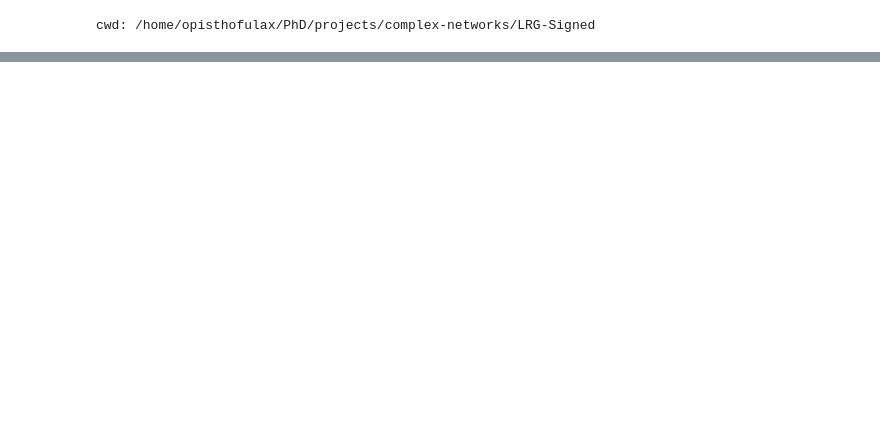
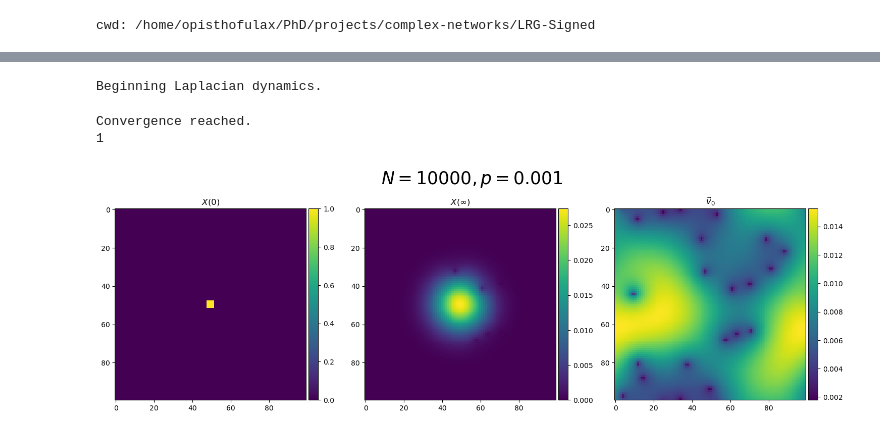
Before and after one commit to giulioiannelli/lrgsglib-public, a Jupyter notebook: notebooks/lattice2d_slaplacianDynamics.ipynb, the cells around one changed output, grey strips where cells are left out. Drawn from its saved outputs; the diff is of its cells as text; code cells hidden in the pictures; blank space fills up the shorter version.

```diff
--- a/notebooks/lattice2d_slaplacianDynamics.ipynb
+++ b/notebooks/lattice2d_slaplacianDynamics.ipynb
@@ -12,0 +147,41 @@ cwd: /home/opisthofulax/PhD/projects/complex-networks/LRG-Signed
+# %%
+SLRG_obj.sampling = 1
+SLRG_obj.run_laplacian_dynamics(
+    saveFrames=True)
+print(SLRG_obj.sampling)
+final_state = SLRG_obj.status_array.reshape(SLRG_obj.system.side1, SLRG_obj.system.side2)
+# %% [output]
+Beginning Laplacian dynamics.
+Convergence reached.
+1
+# %%
+fig, axs = plt.subplots(1, 3, figsize=(15, 5))
+
+# Plot the data using imshow and add colorbars
+im1 = axs[0].imshow(initial_state)
+axs[0].set_title(r'$X(0)$')
+
+im2 = axs[1].imshow(final_state)
+axs[1].set_title(r'$X(\infty)$')
+
+if np.mean(initial_state)*np.mean(eigen_state) < 0:
+    eigen_state = -eigen_state
+im3 = axs[2].imshow(eigen_state)
+axs[2].set_title(r'$\vec{v}_0$')
+
+# Create colorbars on the right side of each subplot
+divider1 = make_axes_locatable(axs[0])
+cax1 = divider1.append_axes("right", size="5%", pad=0.05)
+colorbar1 = plt.colorbar(im1, cax=cax1)
+
+divider2 = make_axes_locatable(axs[1])
+cax2 = divider2.append_axes("right", size="5%", pad=0.05)
+colorbar2 = plt.colorbar(im2, cax=cax2)
+
+divider3 = make_axes_locatable(axs[2])
+cax3 = divider3.append_axes("right", size="5%", pad=0.05)
+colorbar3 = plt.colorbar(im3, cax=cax3)
+fig.suptitle(fr'$N={SLRG_obj.system.N}, p={SLRG_obj.pflip}$', fontsize=25)
+fig.tight_layout()
+# %% [output]
+[figure, added]
```
Also changed, not shown: parts of 43 cells of this notebook, 3 other files.
